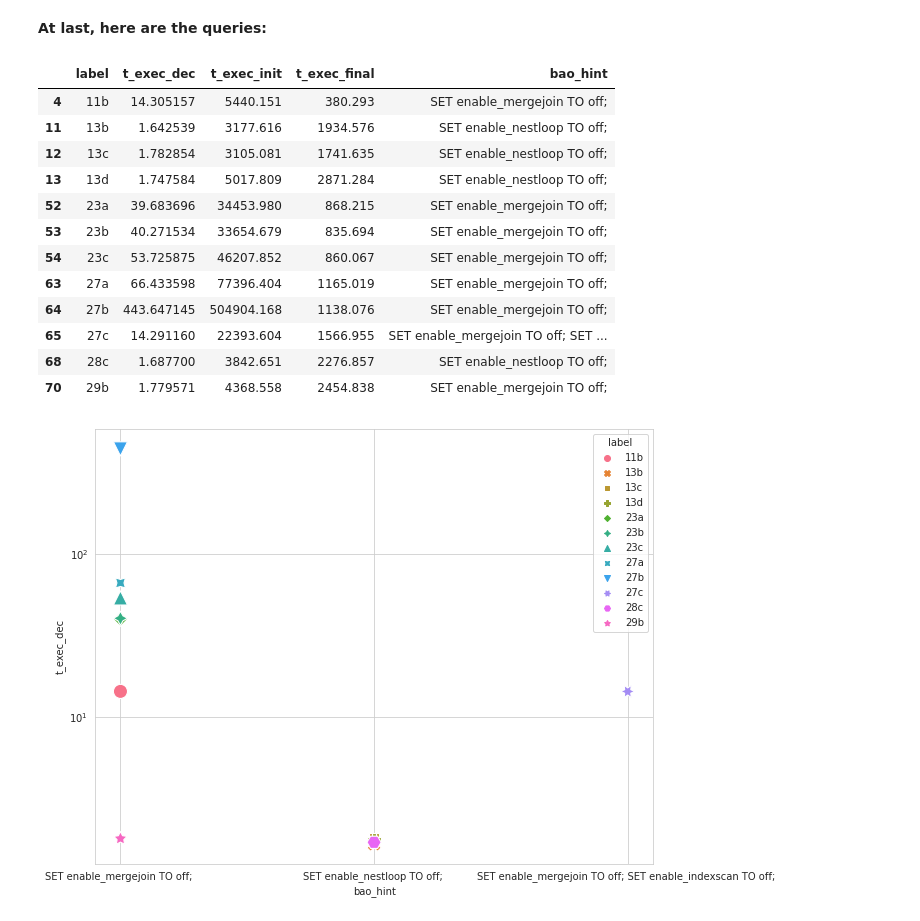
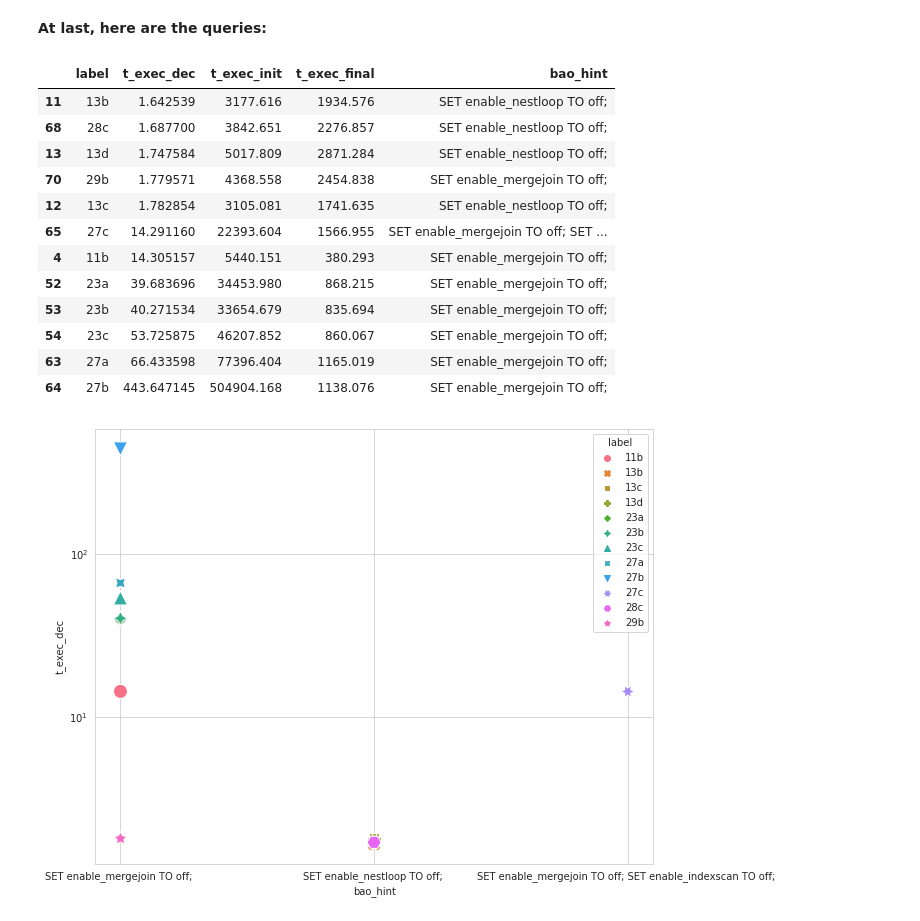
Before and after one commit to rbergm/aft, a Jupyter notebook: pg-bao/Workload Evaluation.ipynb, the cells around one changed output. Cells and saved outputs as stored; diff of their text form; code cells hidden in the pictures.

```diff
--- a/pg-bao/Workload Evaluation.ipynb
+++ b/pg-bao/Workload Evaluation.ipynb
@@ -178,21 +178,21 @@ brilliant_t_exec_dec
 **At last, here are the queries:**
 # %%
 df_excellent = df_summarized[df_summarized.t_exec_dec >= brilliant_t_exec_dec]
-df_excellent[bao_cols]
+df_excellent[bao_cols].sort_values(by="t_exec_dec")
 # %% [output]
 |  | label | t_exec_dec | t_exec_init | t_exec_final | bao_hint |
+| 11 | 13b | 1.642539 | 3177.616 | 1934.576 | SET enable_nestloop TO off; |
+| 68 | 28c | 1.687700 | 3842.651 | 2276.857 | SET enable_nestloop TO off; |
+| 13 | 13d | 1.747584 | 5017.809 | 2871.284 | SET enable_nestloop TO off; |
+| 70 | 29b | 1.779571 | 4368.558 | 2454.838 | SET enable_mergejoin TO off; |
+| 12 | 13c | 1.782854 | 3105.081 | 1741.635 | SET enable_nestloop TO off; |
+| 65 | 27c | 14.291160 | 22393.604 | 1566.955 | SET enable_mergejoin TO off; SET ... |
 | 4 | 11b | 14.305157 | 5440.151 | 380.293 | SET enable_mergejoin TO off; |
-| 11 | 13b | 1.642539 | 3177.616 | 1934.576 | SET enable_nestloop TO off; |
-| 12 | 13c | 1.782854 | 3105.081 | 1741.635 | SET enable_nestloop TO off; |
-| 13 | 13d | 1.747584 | 5017.809 | 2871.284 | SET enable_nestloop TO off; |
 | 52 | 23a | 39.683696 | 34453.980 | 868.215 | SET enable_mergejoin TO off; |
 | 53 | 23b | 40.271534 | 33654.679 | 835.694 | SET enable_mergejoin TO off; |
 | 54 | 23c | 53.725875 | 46207.852 | 860.067 | SET enable_mergejoin TO off; |
 | 63 | 27a | 66.433598 | 77396.404 | 1165.019 | SET enable_mergejoin TO off; |
 | 64 | 27b | 443.647145 | 504904.168 | 1138.076 | SET enable_mergejoin TO off; |
-| 65 | 27c | 14.291160 | 22393.604 | 1566.955 | SET enable_mergejoin TO off; SET ... |
-| 68 | 28c | 1.687700 | 3842.651 | 2276.857 | SET enable_nestloop TO off; |
-| 70 | 29b | 1.779571 | 4368.558 | 2454.838 | SET enable_mergejoin TO off; |
 # %%
 fig, ax = plt.subplots(figsize=(10,8))
 g = sns.scatterplot(data=df_excellent, x="bao_hint", y="t_exec_dec", hue="label", style="label", s=200, ax=ax)
```
